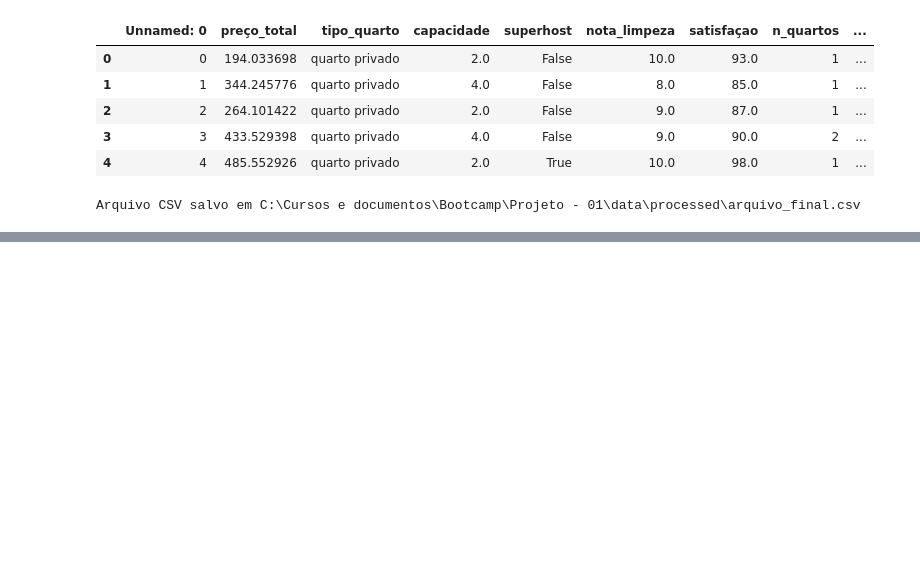
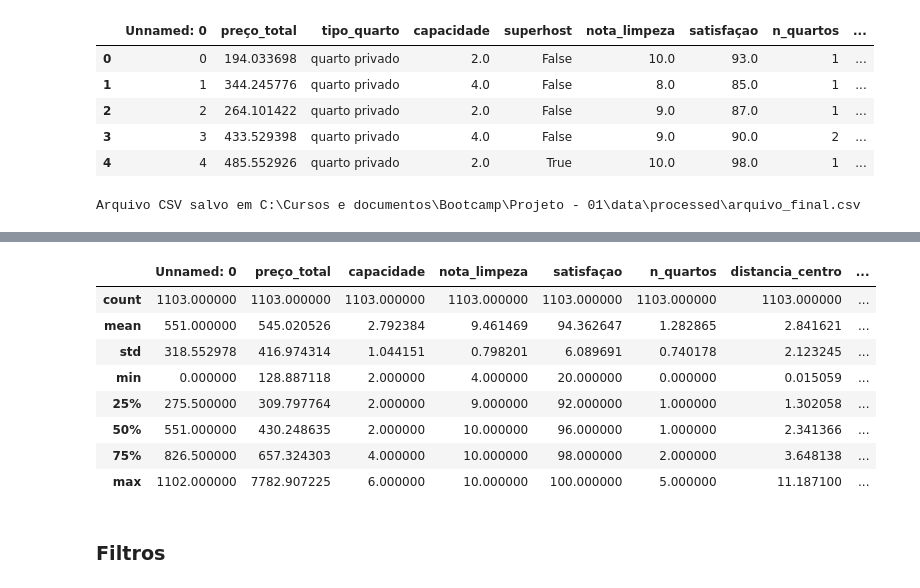
Before and after one commit to DeividAND/Projeto--01-An-lise-de-dados, a Jupyter notebook: notebooks/script01.ipynb, the cells around one changed output, grey strips where cells are left out. Cells and saved outputs as stored; diff of their text form; code cells hidden in the pictures; blank space fills up the shorter version.

```diff
--- a/notebooks/script01.ipynb
+++ b/notebooks/script01.ipynb
@@ -314,0 +391,15 @@ Arquivo CSV salvo em C:\Cursos e documentos\Bootcamp\Projeto - 01\data\processed
+# %%
+# Resumo estatístico
+df_final.describe()
+# %% [output]
+|  | Unnamed: 0 | preço_total | capacidade | nota_limpeza | satisfaçao | n_quartos | distancia_centro | ... |
+| count | 1103.000000 | 1103.000000 | 1103.000000 | 1103.000000 | 1103.000000 | 1103.000000 | 1103.000000 | ... |
+| mean | 551.000000 | 545.020526 | 2.792384 | 9.461469 | 94.362647 | 1.282865 | 2.841621 | ... |
+| std | 318.552978 | 416.974314 | 1.044151 | 0.798201 | 6.089691 | 0.740178 | 2.123245 | ... |
+| min | 0.000000 | 128.887118 | 2.000000 | 4.000000 | 20.000000 | 0.000000 | 0.015059 | ... |
+| 25% | 275.500000 | 309.797764 | 2.000000 | 9.000000 | 92.000000 | 1.000000 | 1.302058 | ... |
+| 50% | 551.000000 | 430.248635 | 2.000000 | 10.000000 | 96.000000 | 1.000000 | 2.341366 | ... |
+| 75% | 826.500000 | 657.324303 | 4.000000 | 10.000000 | 98.000000 | 2.000000 | 3.648138 | ... |
+| max | 1102.000000 | 7782.907225 | 6.000000 | 10.000000 | 100.000000 | 5.000000 | 11.187100 | ... |
+# %% [markdown]
+### Filtros
```
Also changed, not shown: parts of 9 cells of this notebook.
